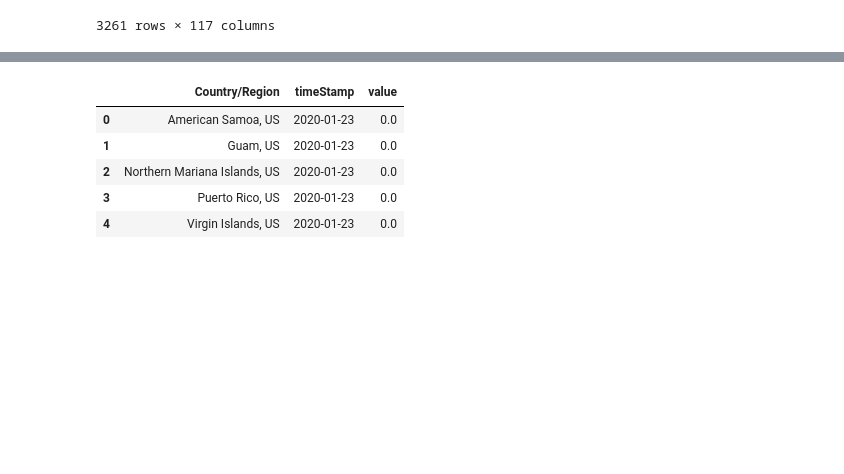
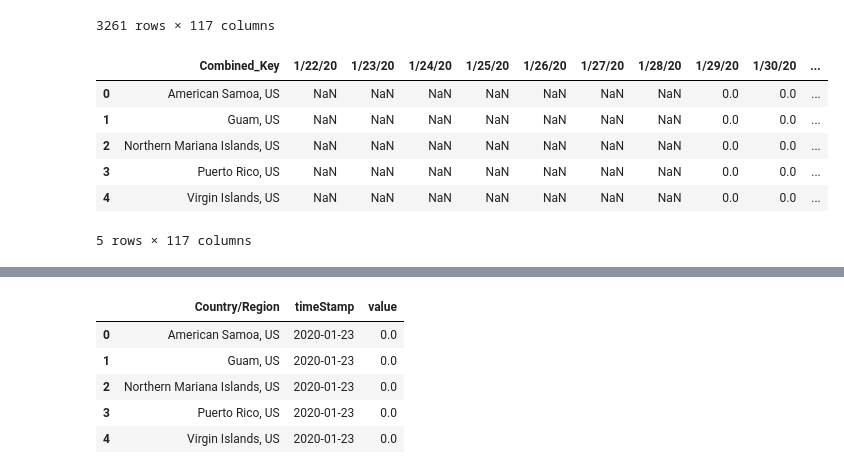
Before and after one commit to mchirico/COVID-19, a Jupyter notebook: COVID_19.ipynb, the cells around one changed output, grey strips where cells are left out. Saved outputs shown, nothing was run; the diff lists cells and outputs as text; code cells hidden in the pictures; blank space fills up the shorter version.

```diff
--- a/COVID_19.ipynb
+++ b/COVID_19.ipynb
@@ -150,3 +155,13 @@ c
 | 3259 | TriCounty, Utah, US | NaN | 0.0 | 0.0 | 0.0 | 0.0 | 0.0 | 0.0 | 0.0 | 0.0 | ... |
 | 3260 | Weber-Morgan, Utah, US | NaN | 0.0 | 0.0 | 0.0 | 0.0 | 0.0 | 0.0 | 0.0 | 0.0 | ... |
 3261 rows × 117 columns
+# %%
+x.head()
+# %% [output]
+|  | Combined_Key | 1/22/20 | 1/23/20 | 1/24/20 | 1/25/20 | 1/26/20 | 1/27/20 | 1/28/20 | 1/29/20 | 1/30/20 | ... |
+| 0 | American Samoa, US | NaN | NaN | NaN | NaN | NaN | NaN | NaN | 0.0 | 0.0 | ... |
+| 1 | Guam, US | NaN | NaN | NaN | NaN | NaN | NaN | NaN | 0.0 | 0.0 | ... |
+| 2 | Northern Mariana Islands, US | NaN | NaN | NaN | NaN | NaN | NaN | NaN | 0.0 | 0.0 | ... |
+| 3 | Puerto Rico, US | NaN | NaN | NaN | NaN | NaN | NaN | NaN | 0.0 | 0.0 | ... |
+| 4 | Virgin Islands, US | NaN | NaN | NaN | NaN | NaN | NaN | NaN | 0.0 | 0.0 | ... |
+5 rows × 117 columns
```
Also changed, not shown: parts of 6 cells of this notebook.
